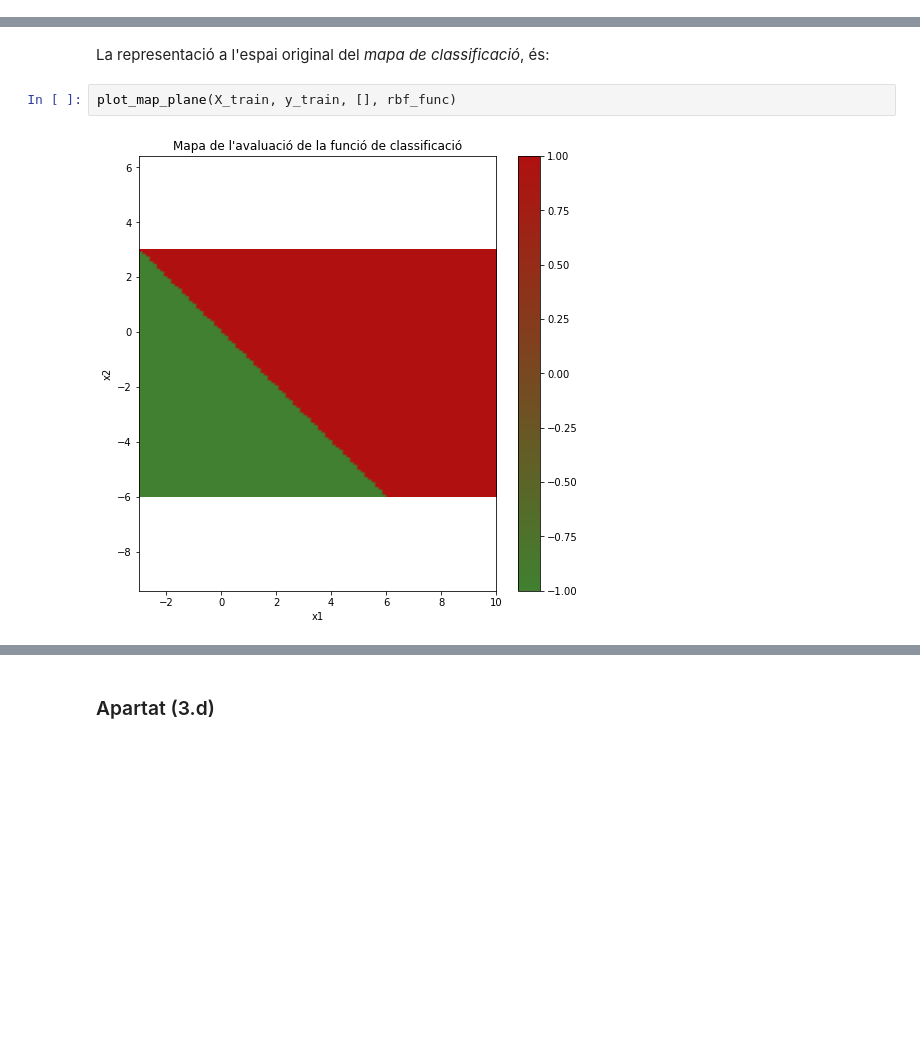
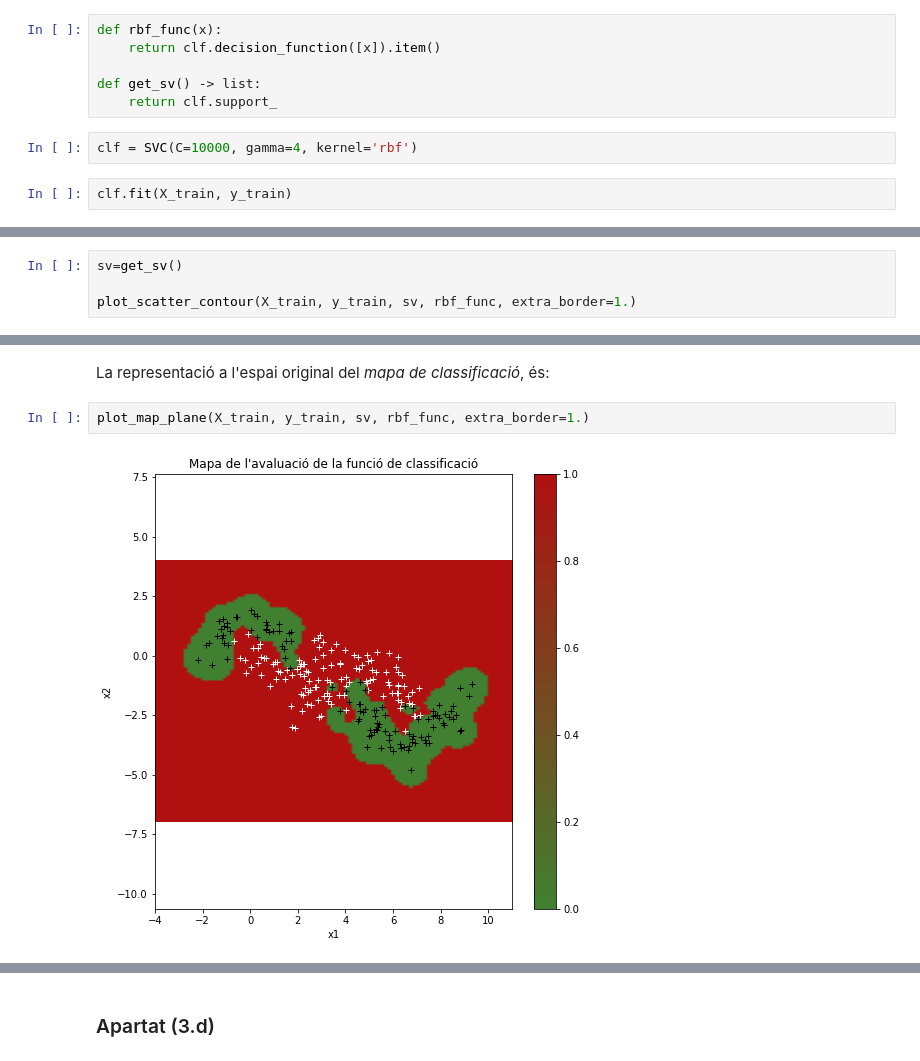
Before and after one commit to llublad/MUSI-AA, a Jupyter notebook: musi-aa-modulo2/handout_3/BERNAT_LADARIA_LLUIS_Problem_3.ipynb, the cells around one changed output, grey strips where cells are left out. Drawn from its saved outputs; the diff is of its cells as text; blank space fills up the shorter version.

```diff
--- a/musi-aa-modulo2/handout_3/BERNAT_LADARIA_LLUIS_Problem_3.ipynb
+++ b/musi-aa-modulo2/handout_3/BERNAT_LADARIA_LLUIS_Problem_3.ipynb
@@ -578,0 +619,10 @@ plot_scatter_contour(X_train, y_train, [], rbf_func)
+# %%
+def rbf_func(x):
+    return clf.decision_function([x]).item()
+
+def get_sv() -> list:
+    return clf.support_
+# %%
+clf = SVC(C=10000, gamma=4, kernel='rbf')
+# %%
+clf.fit(X_train, y_train)
@@ -578,0 +631,4 @@ plot_scatter_contour(X_train, y_train, [], rbf_func)
+# %%
+sv=get_sv()
+
+plot_scatter_contour(X_train, y_train, sv, rbf_func, extra_border=1.)
@@ -581,6 +639,6 @@ plot_scatter_contour(X_train, y_train, [], rbf_func)
 # %% [markdown]
 La representació a l'espai original del *mapa de classificació*, és:
 # %%
-plot_map_plane(X_train, y_train, [], rbf_func)
+plot_map_plane(X_train, y_train, sv, rbf_func, extra_border=1.)
 # %% [output]
-[figure, old version]
+[figure, new version]
```
Also changed, not shown: parts of 53 cells of this notebook.
